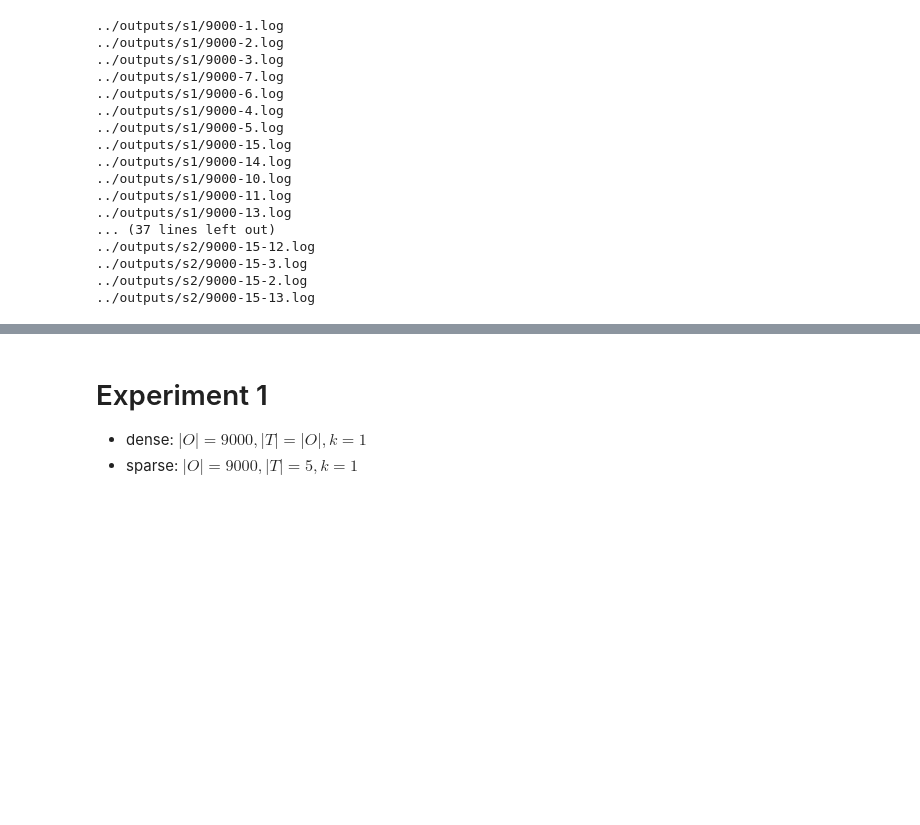
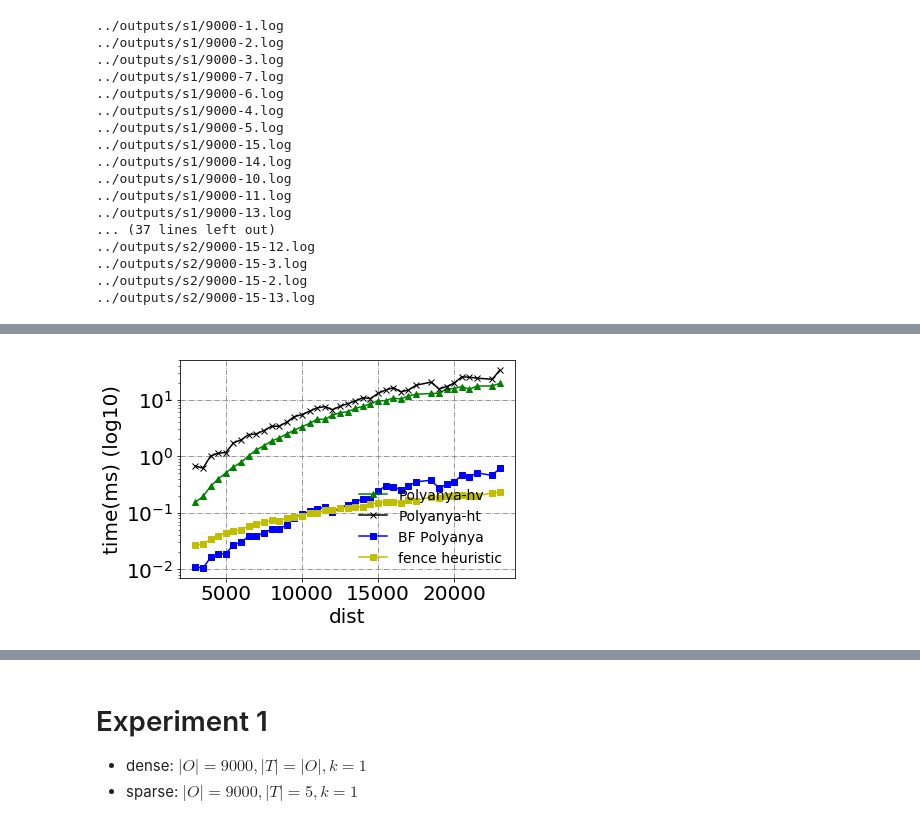
Before and after one commit to eggeek/Nav-Mesh-OkNN, a Jupyter notebook: analysis/Analysis.ipynb, the cells around one changed output, grey strips where cells are left out. Saved outputs shown, nothing was run; the diff lists cells and outputs as text; code cells hidden in the pictures; blank space fills up the shorter version.

```diff
--- a/analysis/Analysis.ipynb
+++ b/analysis/Analysis.ipynb
@@ -52,7 +52,7 @@ styles["total cost"] = "cD-."
 styles["polyanya"] = "bs-"
 styles["poly-zero"] = "b+-"
 styles["node push"] = "m|-"
-
+styles['fence heuristic'] = 'ys-'
 for k in list(styles.keys()):
     if alias.get(k, None) is not None:
         styles[alias[k]] = styles[k]
@@ -118,0 +121,3 @@ gen_ylim = None
+# %%
+df2 = load_files(['../s2.log'])
+df2.head()
@@ -118,0 +154,34 @@ gen_ylim = None
+# %%
+# sparse: time
+saveto = None
+limit = 10
+size = 500
+df = df2.copy()
+df.dist = (df.dist / size).astype(int)
+xs = {}
+ys = {}
+algos = []
+
+# xs[0], ys[0] = gen_xy(df, 'dist', 'cost_ki0', limit=limit)
+# algos.append(alias['poly-zero'])
+
+xs[1], ys[1] = gen_xy(df, 'dist', 'cost_ki', limit=limit)
+algos.append(alias['interval heuristic'])
+
+xs[2], ys[2] = gen_xy(df, 'dist', 'cost_hi', limit=limit)
+algos.append(alias['target heuristic'])
+
+xs[3], ys[3] = gen_xy(df, 'dist', 'cost_poly', limit=limit)
+algos.append(alias['polyanya'])
+
+xs[4], ys[4] = gen_xy(df, 'dist', 'cost_fi', limit=limit)
+algos.append('fence heuristic')
+
+for k in xs.keys():
+    xs[k] = [v * size for v in xs[k]]
+    ys[k] = [v / 1000 for v in ys[k]]
+
+plot_graph('dist', 'time(ms) (log10)', list(xs.values()), list(ys.values()), algos,
+           ylim=time_ylim, saveto=saveto)
+# %% [output]
+[figure, added]
```
Also changed, not shown: parts of 4 cells of this notebook.
